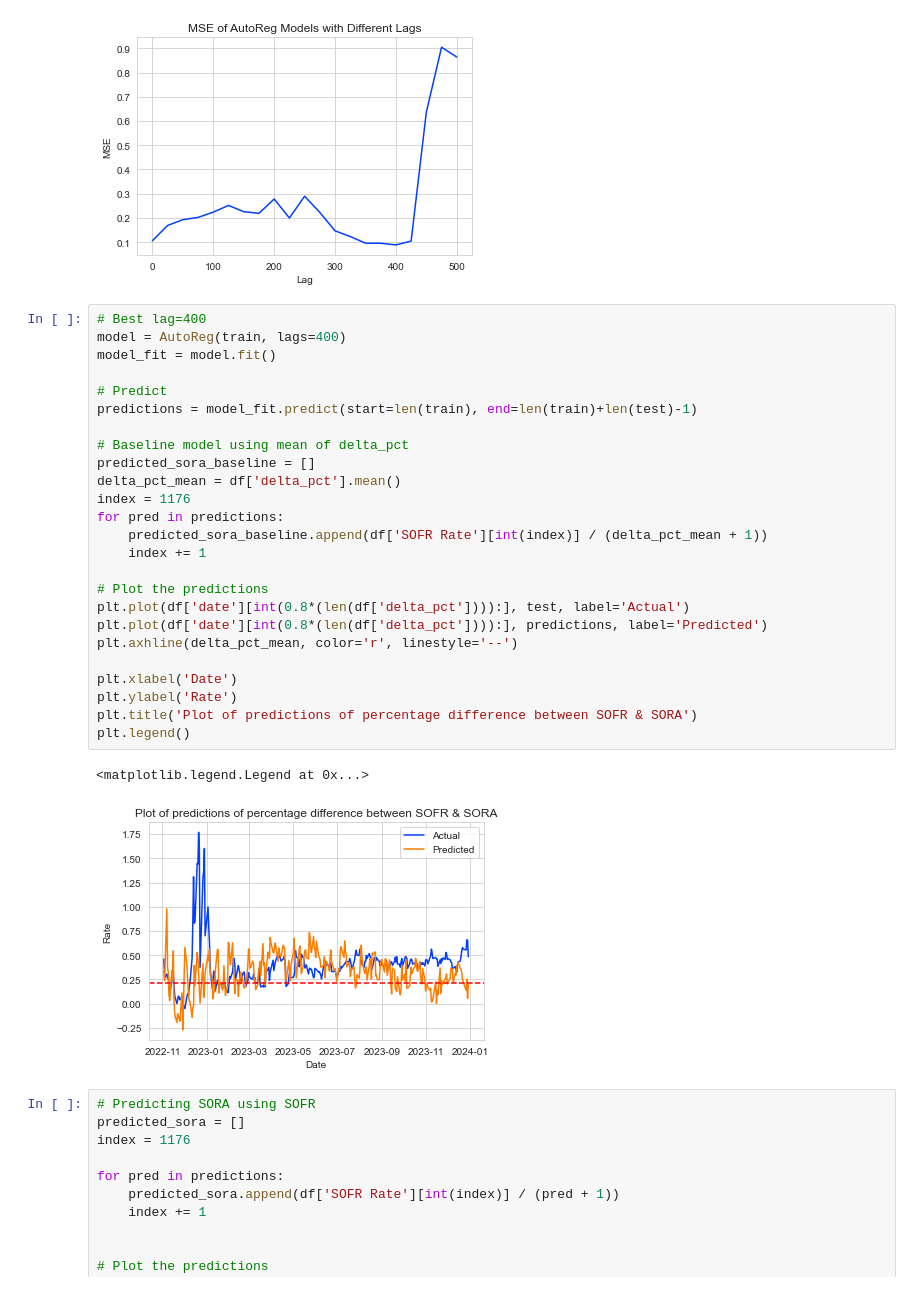
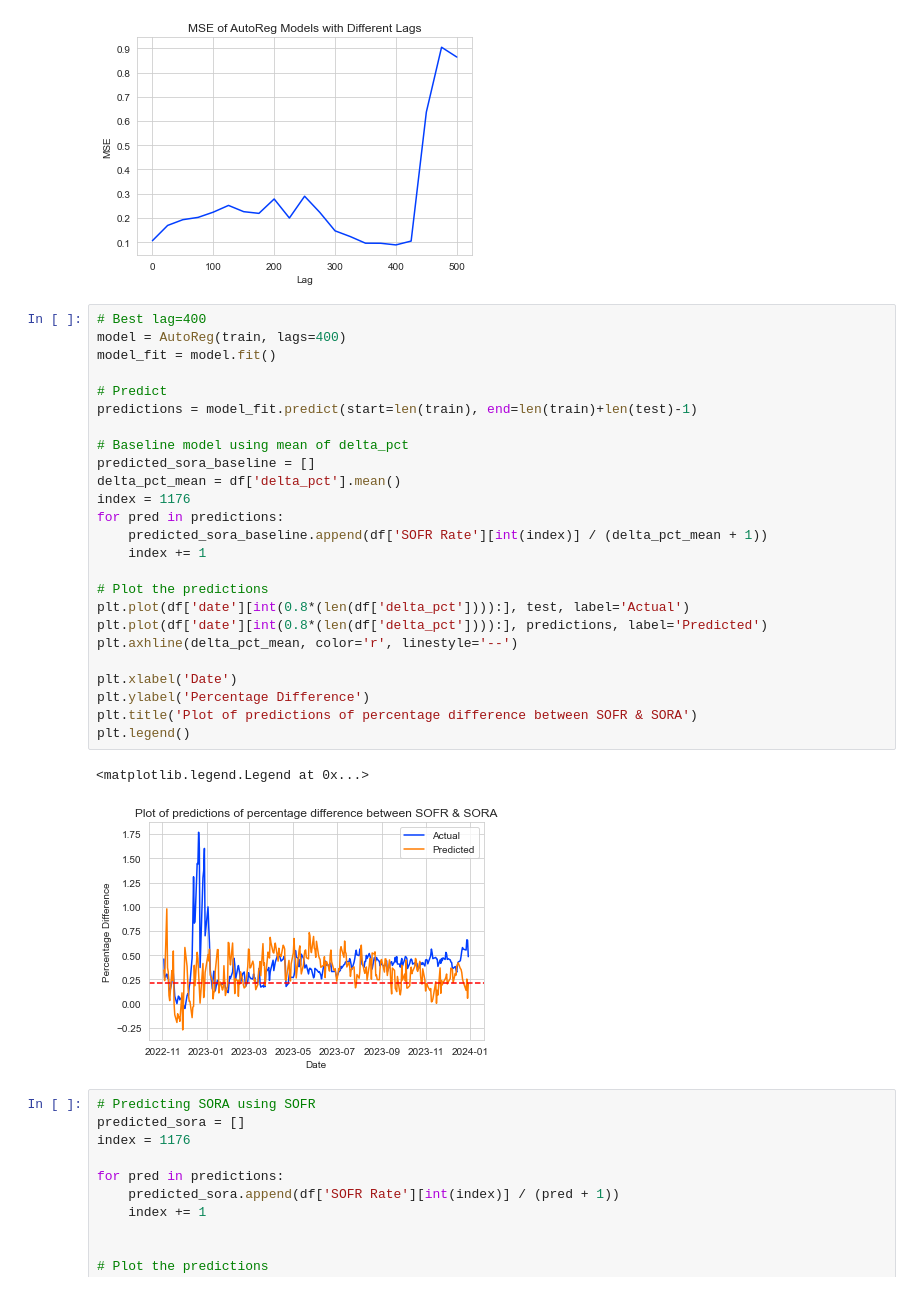
Before and after one commit to mattchia/DSA5206-Project, a Jupyter notebook: part2.ipynb, the cells around one changed output. Cells and saved outputs as stored; diff of their text form.

```diff
--- a/part2.ipynb
+++ b/part2.ipynb
@@ -241,31 +241,31 @@ plt.show()
 # %%
 # Best lag=400
 model = AutoReg(train, lags=400)
 model_fit = model.fit()
 
 # Predict
 predictions = model_fit.predict(start=len(train), end=len(train)+len(test)-1)
 
 # Baseline model using mean of delta_pct
 predicted_sora_baseline = []
 delta_pct_mean = df['delta_pct'].mean()
 index = 1176
 for pred in predictions:
     predicted_sora_baseline.append(df['SOFR Rate'][int(index)] / (delta_pct_mean + 1))
     index += 1
 
 # Plot the predictions
 plt.plot(df['date'][int(0.8*(len(df['delta_pct']))):], test, label='Actual')
 plt.plot(df['date'][int(0.8*(len(df['delta_pct']))):], predictions, label='Predicted')
 plt.axhline(delta_pct_mean, color='r', linestyle='--')
 
 plt.xlabel('Date')
-plt.ylabel('Rate')
+plt.ylabel('Percentage Difference')
 plt.title('Plot of predictions of percentage difference between SOFR & SORA')
 plt.legend()
 # %% [output]
 <matplotlib.legend.Legend at 0x...>
-[figure, old version]
+[figure, new version]
 # %%
 # Predicting SORA using SOFR
 predicted_sora = []
```
Also changed, not shown: parts of 5 cells of this notebook.
